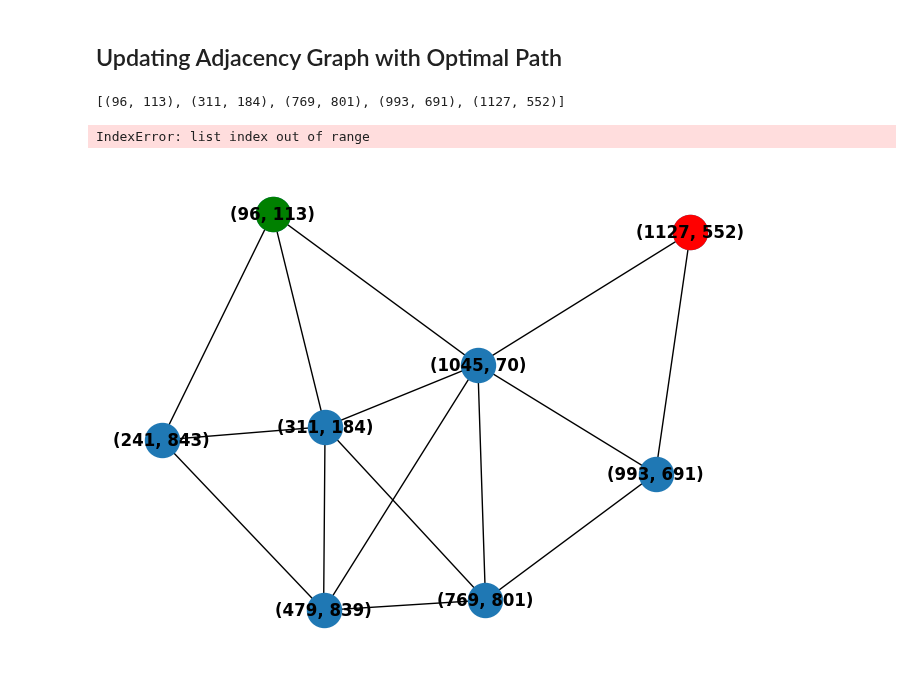
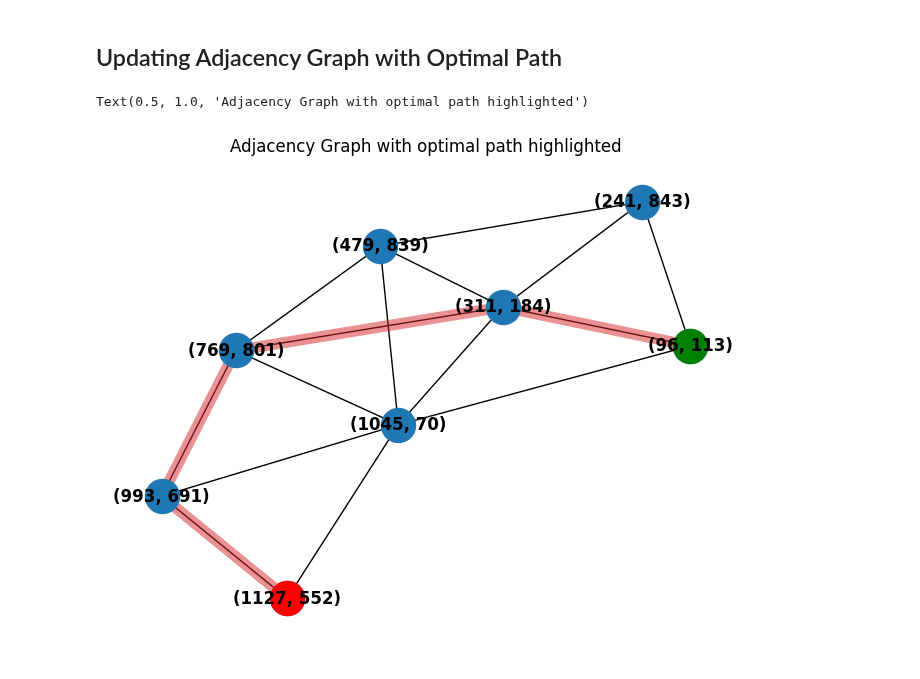
Before and after one commit to Owhenthesaints/Project_Basics_For_Mobile_Robotics, a Jupyter notebook: dependencies/Project path planing (2).ipynb, the cells around one changed output. Cells and saved outputs as stored; diff of their text form; code cells hidden in the pictures.

Commit message:
Finished optimal path plan
Todo:
expand the object size to account for thickness of thymio

```diff
--- a/dependencies/Project path planing (2).ipynb
+++ b/dependencies/Project path planing (2).ipynb
@@ -120,6 +136,9 @@ plt.title('Canny'); plt.axis('on');
 # %%
 triangle_vertices = []
 triangle_edges = []
+larger_triangle_vertices = []
+larger_triangle_edges = []
+larger_triangle_contour = []
 
 (contours, _) = cv2.findContours(dilated_edges, cv2.RETR_EXTERNAL, cv2.CHAIN_APPROX_SIMPLE)
 
@@ -153,6 +172,9 @@ for cnt in contours:
     shape = detectShape(cnt)
     print('shape', shape)
     if shape == 'triangle':
+        # expanding the triangle shape to account for thymio THICKNESS
+        larger_triangle_contour.append(scale_triangle(cnt, 1.4))
+
         vertices = cv2.approxPolyDP(cnt, 0.02 * cv2.arcLength(cnt, True), True)
         triangle = []  # Store vertices for each triangle
         edges = []  # Store lines for each triangle
@@ -355,6 +373,0 @@ NodeView(((311, 184), (1045, 70), (1127, 552), (96, 113), (769, 801), (993, 691)
-# %%
-print(list(G.neighbors((96, 113))))
-gScore = dict(zip(G.nodes, [np.inf for x in range(len(G.nodes))]))
-print(gScore)
-
-print(euclidean_distances[((311, 184), (1045, 70))])
@@ -486,22 +468,29 @@ Appending
 # %%
 # Draw the graph
 pos = nx.spring_layout(G)
 nx.draw(G, pos, with_labels=True, node_size=600, font_weight='bold')
 # Draw the highlighted vertex of position of robot and goal position  in a different color
 nx.draw_networkx_nodes(G, pos, nodelist=[(Xcent, Ycent)], node_size=600, node_color='red')
 nx.draw_networkx_nodes(G, pos, nodelist=[(Xrob_center, Yrob_center)], node_size=600, node_color='green')
 
-# draw optimal path
+# get optimal path of edges from start to end
+# store the path as a edgelist of tuples ((node_start), (node_end))
 edgelist = []
-print(path)
 
-for i, (a, b) in enumerate(path):
+for i, node in enumerate(path[:-1]):
     edgelist.append((path[i], path[i + 1]))
 
-# for i in range(len(path) - 1):
-#     print(path[i])
-#     edgelist.append((path[i], path[i + 1]))
+# drawing the optimal path from start to end on the Adjacency Graph
+nx.draw_networkx_edges(
+    G,
+    pos,
+    edgelist,
+    width=8,
+    alpha=0.5,
+    edge_color="tab:red",
+)
+
+plt.title('Adjacency Graph with optimal path highlighted')
 # %% [output]
-[(96, 113), (311, 184), (769, 801), (993, 691), (1127, 552)]
+Text(0.5, 1.0, 'Adjacency Graph with optimal path highlighted')
-IndexError: list index out of range
-[figure, old version]
+[figure, new version]
```
Also changed, not shown: parts of 12 cells of this notebook.
